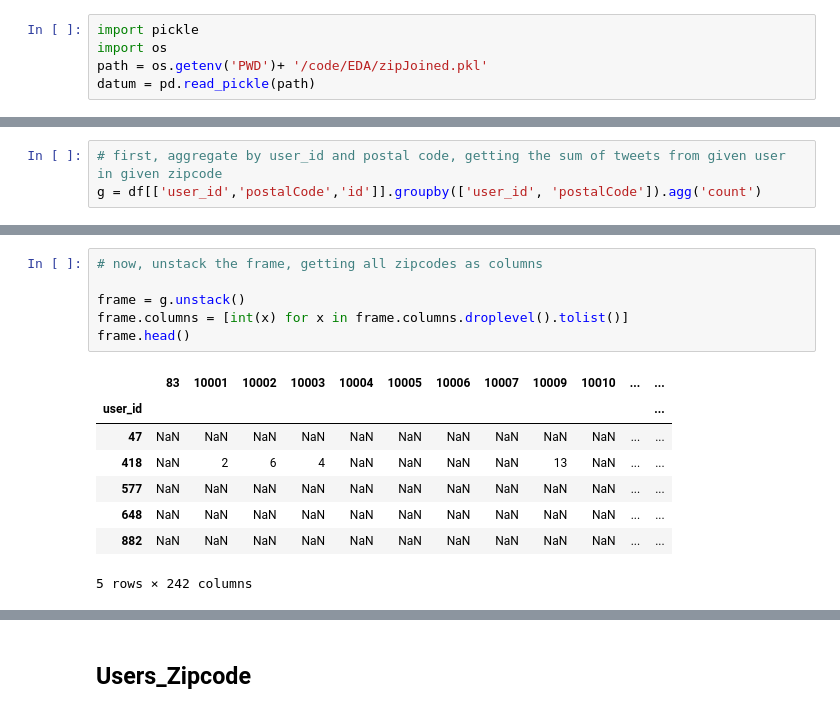
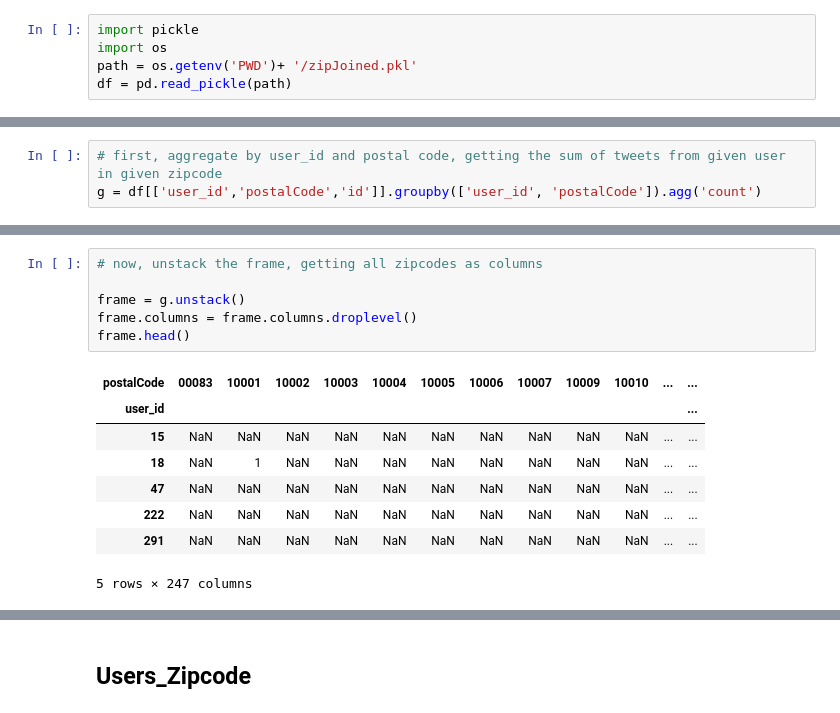
Before and after one commit to Casyfill/CUSP_QC_twitter_scripts, a Jupyter notebook: code/ODMATRIX/OD_matrix.ipynb, the cells around one changed output, grey strips where cells are left out. Saved outputs shown, nothing was run; the diff lists cells and outputs as text.

```diff
--- a/code/ODMATRIX/OD_matrix.ipynb
+++ b/code/ODMATRIX/OD_matrix.ipynb
@@ -26,5 +31,5 @@ def selfMatrix(l):
 # %%
 import pickle
 import os
-path = os.getenv('PWD')+ '/code/EDA/zipJoined.pkl'
-datum = pd.read_pickle(path)
+path = os.getenv('PWD')+ '/zipJoined.pkl'
+df = pd.read_pickle(path)
@@ -44,18 +76,18 @@ g = df[['user_id','postalCode','id']].groupby(['user_id', 'postalCode']).agg('co
 # %%
 # now, unstack the frame, getting all zipcodes as columns
 
 frame = g.unstack()
-frame.columns = [int(x) for x in frame.columns.droplevel().tolist()]
+frame.columns = frame.columns.droplevel()
 frame.head()
 # %% [output]
-|  | 83 | 10001 | 10002 | 10003 | 10004 | 10005 | 10006 | 10007 | 10009 | 10010 | ... | ... |
+| postalCode | 00083 | 10001 | 10002 | 10003 | 10004 | 10005 | 10006 | 10007 | 10009 | 10010 | ... | ... |
 | user_id |  |  |  |  |  |  |  |  |  |  |  | ... |
+| 15 | NaN | NaN | NaN | NaN | NaN | NaN | NaN | NaN | NaN | NaN | ... | ... |
+| 18 | NaN | 1 | NaN | NaN | NaN | NaN | NaN | NaN | NaN | NaN | ... | ... |
 | 47 | NaN | NaN | NaN | NaN | NaN | NaN | NaN | NaN | NaN | NaN | ... | ... |
-| 418 | NaN | 2 | 6 | 4 | NaN | NaN | NaN | NaN | 13 | NaN | ... | ... |
-| 577 | NaN | NaN | NaN | NaN | NaN | NaN | NaN | NaN | NaN | NaN | ... | ... |
-| 648 | NaN | NaN | NaN | NaN | NaN | NaN | NaN | NaN | NaN | NaN | ... | ... |
-| 882 | NaN | NaN | NaN | NaN | NaN | NaN | NaN | NaN | NaN | NaN | ... | ... |
+| 222 | NaN | NaN | NaN | NaN | NaN | NaN | NaN | NaN | NaN | NaN | ... | ... |
+| 291 | NaN | NaN | NaN | NaN | NaN | NaN | NaN | NaN | NaN | NaN | ... | ... |
-5 rows × 242 columns
+5 rows × 247 columns
 # %%
 def getValues(df, zip1, zip2):
     '''returns summ of values for both zipcodes
```
Also changed, not shown: parts of 17 cells of this notebook, 5 other files.
